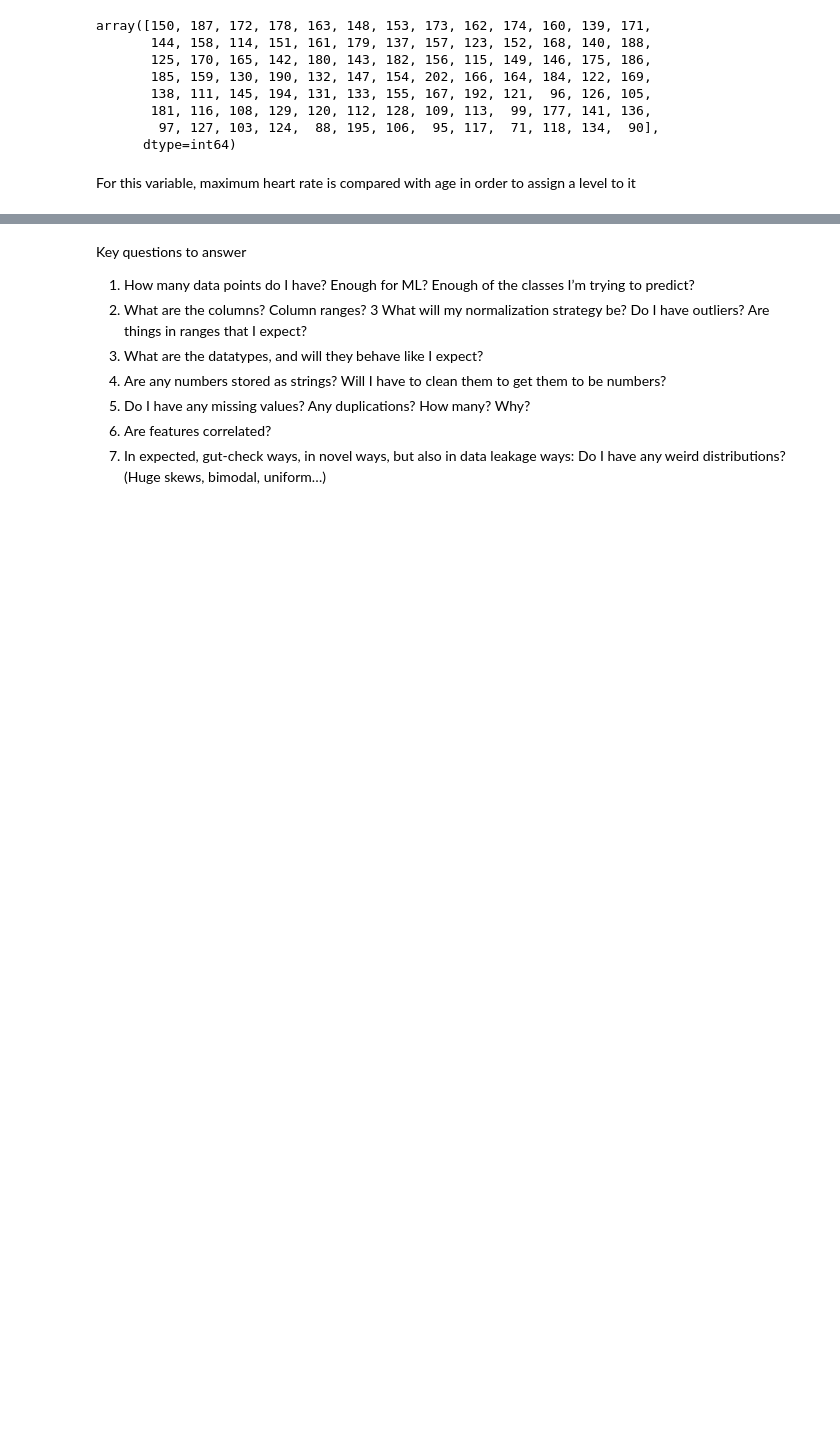
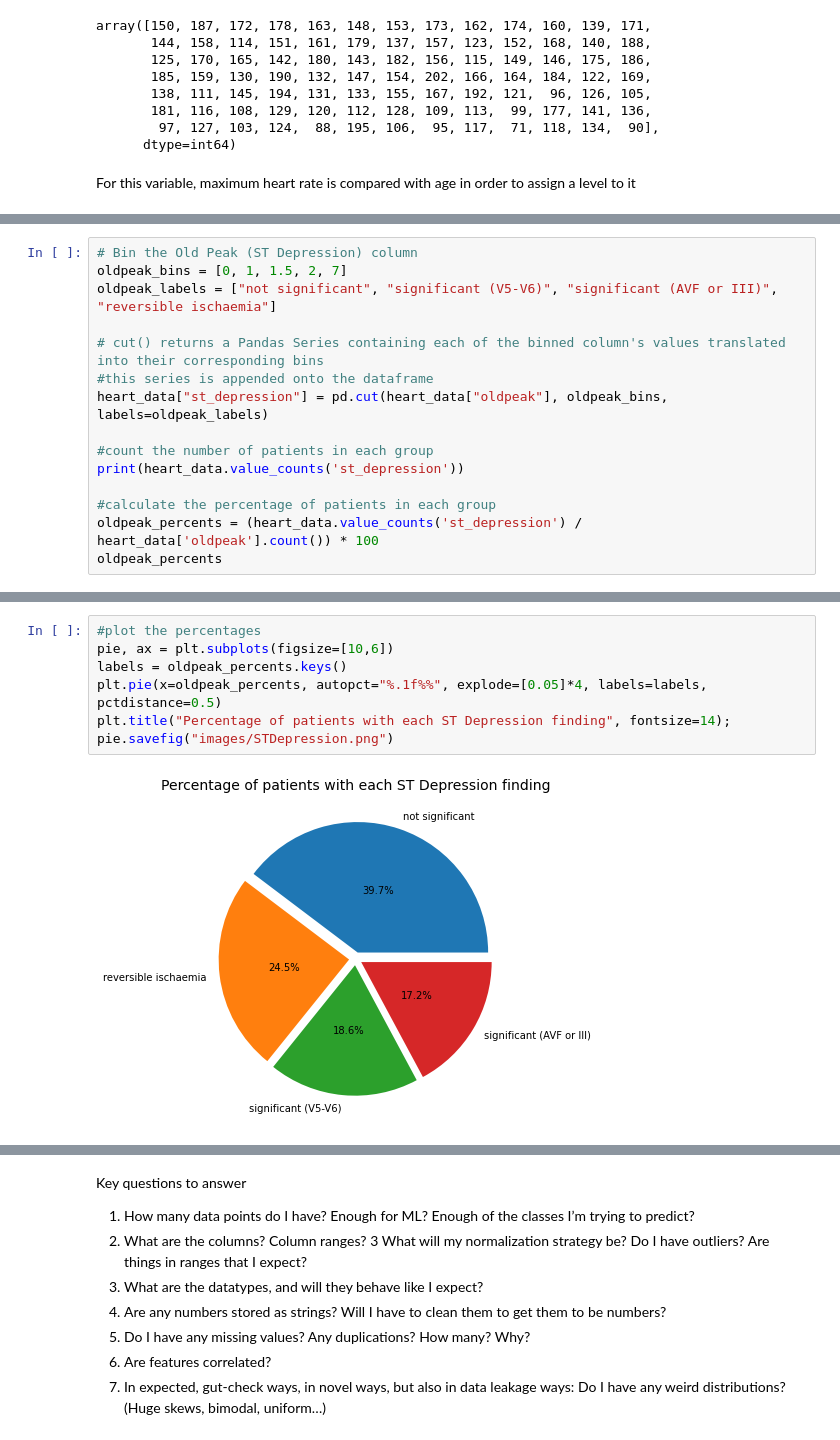
Before and after one commit to abielhammonds/predict_heart_disease_machine_learning_project, a Jupyter notebook: heart_disease_uci.ipynb, the cells around one changed output, grey strips where cells are left out. Drawn from its saved outputs; the diff is of its cells as text; blank space fills up the shorter version.

```diff
--- a/heart_disease_uci.ipynb
+++ b/heart_disease_uci.ipynb
@@ -637,0 +710,15 @@ ValueError: The truth value of a Series is ambiguous. Use a.empty, a.bool(), a.i
+# %%
+# Bin the Old Peak (ST Depression) column
+oldpeak_bins = [0, 1, 1.5, 2, 7]
+oldpeak_labels = ["not significant", "significant (V5-V6)", "significant (AVF or III)", "reversible ischaemia"]
+
+# cut() returns a Pandas Series containing each of the binned column's values translated into their corresponding bins
+#this series is appended onto the dataframe
+heart_data["st_depression"] = pd.cut(heart_data["oldpeak"], oldpeak_bins, labels=oldpeak_labels)
+
+#count the number of patients in each group
+print(heart_data.value_counts('st_depression'))
+
+#calculate the percentage of patients in each group
+oldpeak_percents = (heart_data.value_counts('st_depression') / heart_data['oldpeak'].count()) * 100
+oldpeak_percents
@@ -637,0 +738,9 @@ ValueError: The truth value of a Series is ambiguous. Use a.empty, a.bool(), a.i
+# %%
+#plot the percentages
+pie, ax = plt.subplots(figsize=[10,6])
+labels = oldpeak_percents.keys()
+plt.pie(x=oldpeak_percents, autopct="%.1f%%", explode=[0.05]*4, labels=labels, pctdistance=0.5)
+plt.title("Percentage of patients with each ST Depression finding", fontsize=14);
+pie.savefig("images/STDepression.png")
+# %% [output]
+[figure, added]
```
Also changed, not shown: parts of 48 cells of this notebook, 17 other files.
